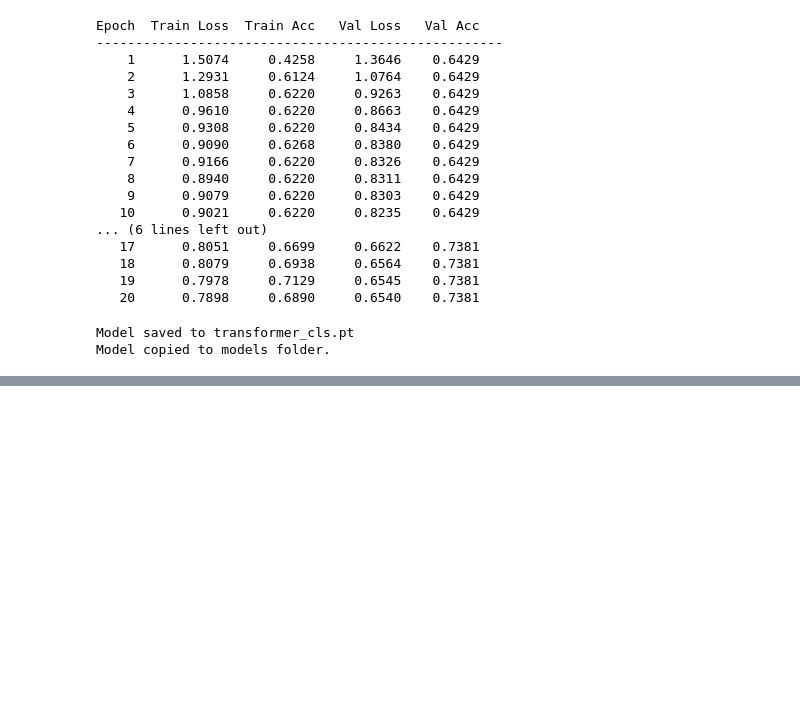
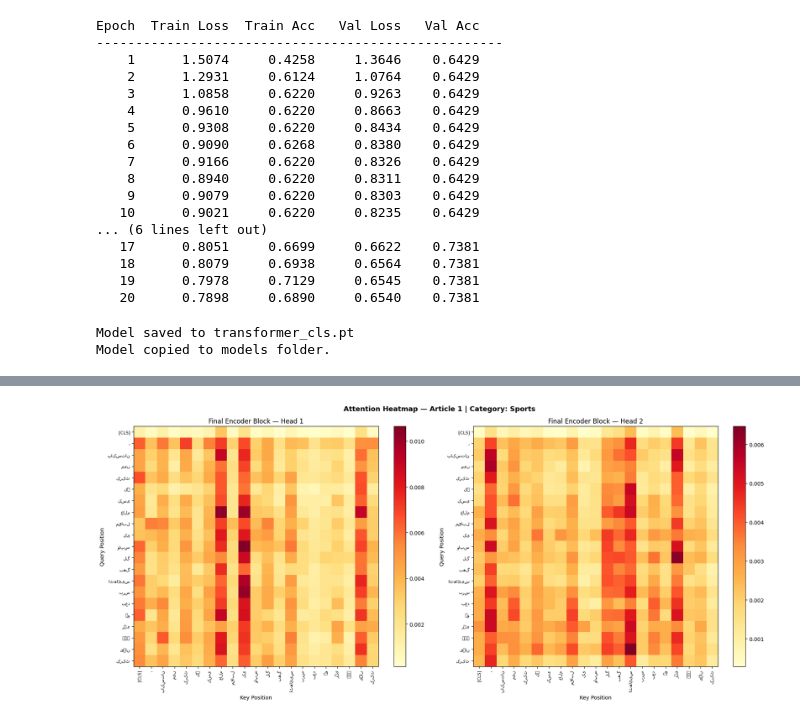
Before and after one commit to Fatima-Siddiqa/i23-2543-NLP-Assignment2, a Jupyter notebook: i23-2543_Assignment2_DS-A/i23-2543_Assignment2_DS-A.ipynb, the cells around one changed output, grey strips where cells are left out. Saved outputs shown, nothing was run; the diff lists cells and outputs as text; code cells hidden in the pictures; blank space fills up the shorter version.

```diff
--- a/i23-2543_Assignment2_DS-A/i23-2543_Assignment2_DS-A.ipynb
+++ b/i23-2543_Assignment2_DS-A/i23-2543_Assignment2_DS-A.ipynb
@@ -4152,0 +4189,91 @@ To https://github.com/Fatima-Siddiqa/i23-2543-NLP-Assignment2.git
+# %%
+# Find 3 correctly classified articles (one per different category if possible)
+correct_samples = []
+seen_cats       = set()
+
+for item in test_data3:
+    token_ids = torch.tensor(item["token_ids"], dtype=torch.long).unsqueeze(0).to(DEVICE)
+    label     = item["label"]
+    with torch.no_grad():
+        logits, all_attn = model3(token_ids, return_attn=True)
+    pred = logits.argmax(dim=-1).item()
+    if pred == label and label not in seen_cats:
+        correct_samples.append({
+            "token_ids": item["token_ids"],
+            "label":     label,
+            "label_str": item["label_str"],
+            "attn":      all_attn   # list of 4 blocks, each (1, h, T+1, T+1)
+        })
+        seen_cats.add(label)
+    if len(correct_samples) == 3:
+        break
+
+# If we couldn't get 3 different categories, fill with any correct ones
+if len(correct_samples) < 3:
+    for item in test_data3:
+        if len(correct_samples) >= 3:
+            break
+        token_ids = torch.tensor(item["token_ids"], dtype=torch.long).unsqueeze(0).to(DEVICE)
+        label     = item["label"]
+        with torch.no_grad():
+            logits, all_attn = model3(token_ids, return_attn=True)
+        pred = logits.argmax(dim=-1).item()
+        if pred == label:
+            correct_samples.append({
+                "token_ids": item["token_ids"],
+                "label":     label,
+                "label_str": item["label_str"],
+                "attn":      all_attn
+            })
+
+print(f"\nFound {len(correct_samples)} correctly classified articles for heatmaps.")
+
+# Plot attention heatmaps — 2 heads from final encoder block (block 3)
+DISPLAY_TOKENS = 20   # show first 20 tokens for readability
+idx2word_map   = {v: k for k, v in word2idx.items()}
+
+def get_token_labels(token_ids, n=DISPLAY_TOKENS):
+    """Convert token IDs to readable labels (truncated to n tokens)."""
+    labels = ["[CLS]"]
+    for tid in token_ids[:n]:
+        if tid == PAD_ID_P3:
+            labels.append("[PAD]")
+        else:
+            labels.append(idx2word_map.get(tid, "<UNK>"))
+    return labels
+
+import matplotlib
+matplotlib.rcParams['font.family'] = 'DejaVu Sans'
+
+# Also the issue is seaborn heatmap tick labels need explicit setting
+for sample_idx, sample in enumerate(correct_samples):
+    final_attn   = sample["attn"][-1].squeeze(0).cpu().numpy()
+    token_labels = get_token_labels(sample["token_ids"], DISPLAY_TOKENS)
+    n_show       = len(token_labels)
+
+    fig, axes = plt.subplots(1, 2, figsize=(18, 8))
+    fig.suptitle(
+        f"Attention Heatmap — Article {sample_idx+1} | Category: {sample['label_str']}",
+        fontsize=13, fontweight="bold"
+    )
+
+    for hi, head_idx in enumerate([0, 1]):
+        attn_map = final_attn[head_idx, :n_show, :n_show]
+
+        ax = axes[hi]
+        im = ax.imshow(attn_map, cmap="YlOrRd", aspect="auto")
+        plt.colorbar(im, ax=ax)
+
+        # Explicitly set ticks and labels
+        ax.set_xticks(range(n_show))
+        ax.set_yticks(range(n_show))
+        ax.set_xticklabels(token_labels, rotation=90, fontsize=8, ha="center")
+        ax.set_yticklabels(token_labels, rotation=0,  fontsize=8)
+
+        ax.set_title(f"Final Encoder Block — Head {head_idx + 1}")
+        ax.set_xlabel("Key Position")
+        ax.set_ylabel("Query Position")
+
+    plt.tight_layout()
+    plt.show()
+# %% [output]
@@ -4152,0 +4281 @@ To https://github.com/Fatima-Siddiqa/i23-2543-NLP-Assignment2.git
+[figure, added]
```
Also changed, not shown: parts of 11 cells of this notebook.
